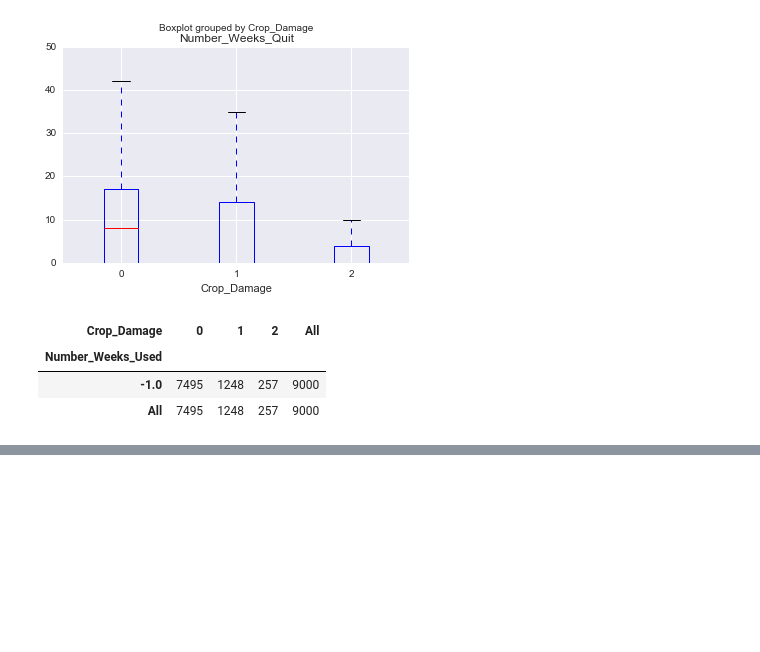
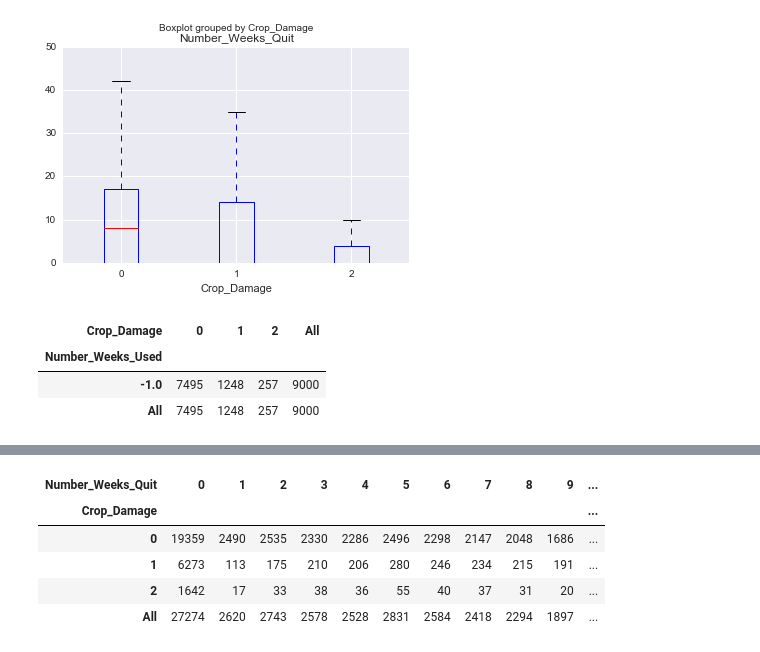
Before and after one commit to numb3r33/av-practice, a Jupyter notebook: last_man_standing/analysis.ipynb, the cells around one changed output, grey strips where cells are left out. Saved outputs shown, nothing was run; the diff lists cells and outputs as text; code cells hidden in the pictures; blank space fills up the shorter version.

```diff
--- a/last_man_standing/analysis.ipynb
+++ b/last_man_standing/analysis.ipynb
@@ -186,0 +473,9 @@ pd.crosstab(train[train.Number_Weeks_Used==-1].Number_Weeks_Used, train[train.Nu
+# %%
+pd.crosstab(train.Crop_Damage, train.Number_Weeks_Quit, margins=True)
+# %% [output]
+| Number_Weeks_Quit | 0 | 1 | 2 | 3 | 4 | 5 | 6 | 7 | 8 | 9 | ... |
+| Crop_Damage |  |  |  |  |  |  |  |  |  |  | ... |
+| 0 | 19359 | 2490 | 2535 | 2330 | 2286 | 2496 | 2298 | 2147 | 2048 | 1686 | ... |
+| 1 | 6273 | 113 | 175 | 210 | 206 | 280 | 246 | 234 | 215 | 191 | ... |
+| 2 | 1642 | 17 | 33 | 38 | 36 | 55 | 40 | 37 | 31 | 20 | ... |
+| All | 27274 | 2620 | 2743 | 2578 | 2528 | 2831 | 2584 | 2418 | 2294 | 1897 | ... |
```
Also changed, not shown: parts of 36 cells of this notebook, 2 other files.
